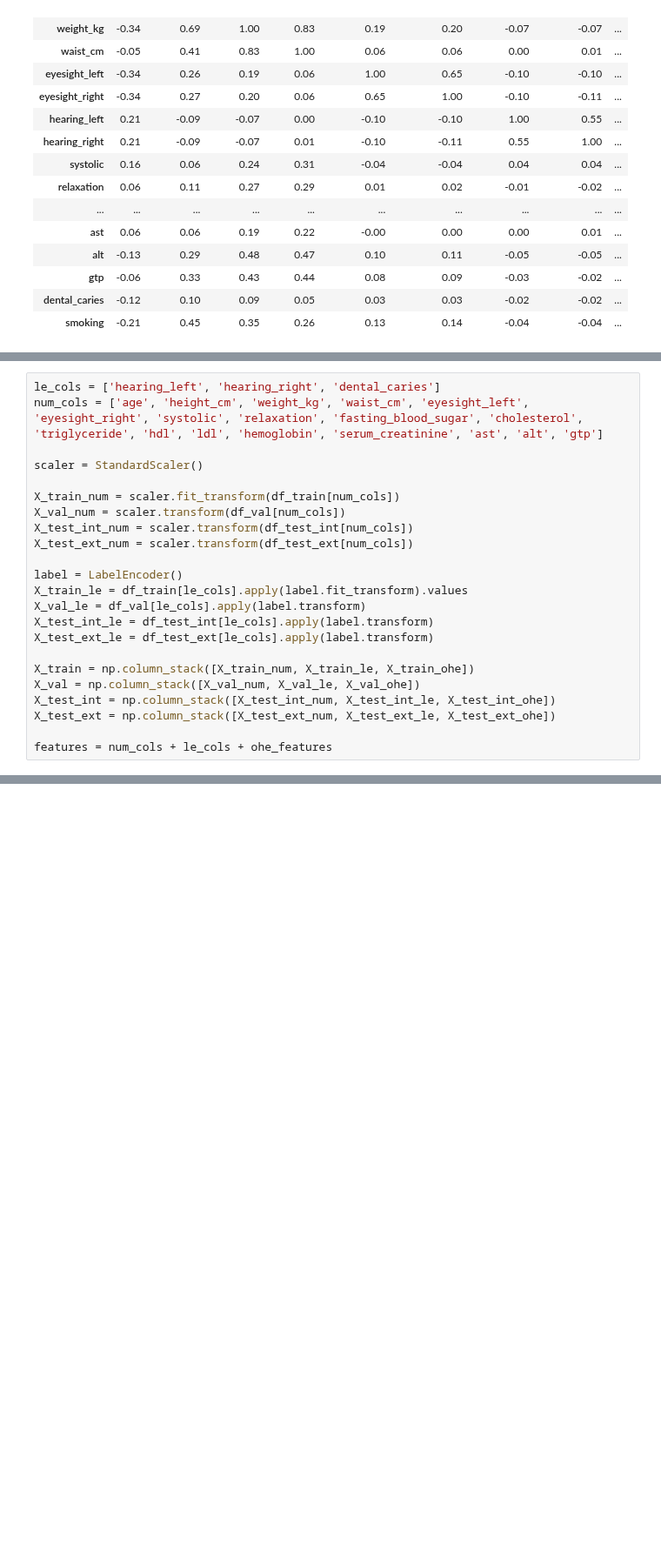
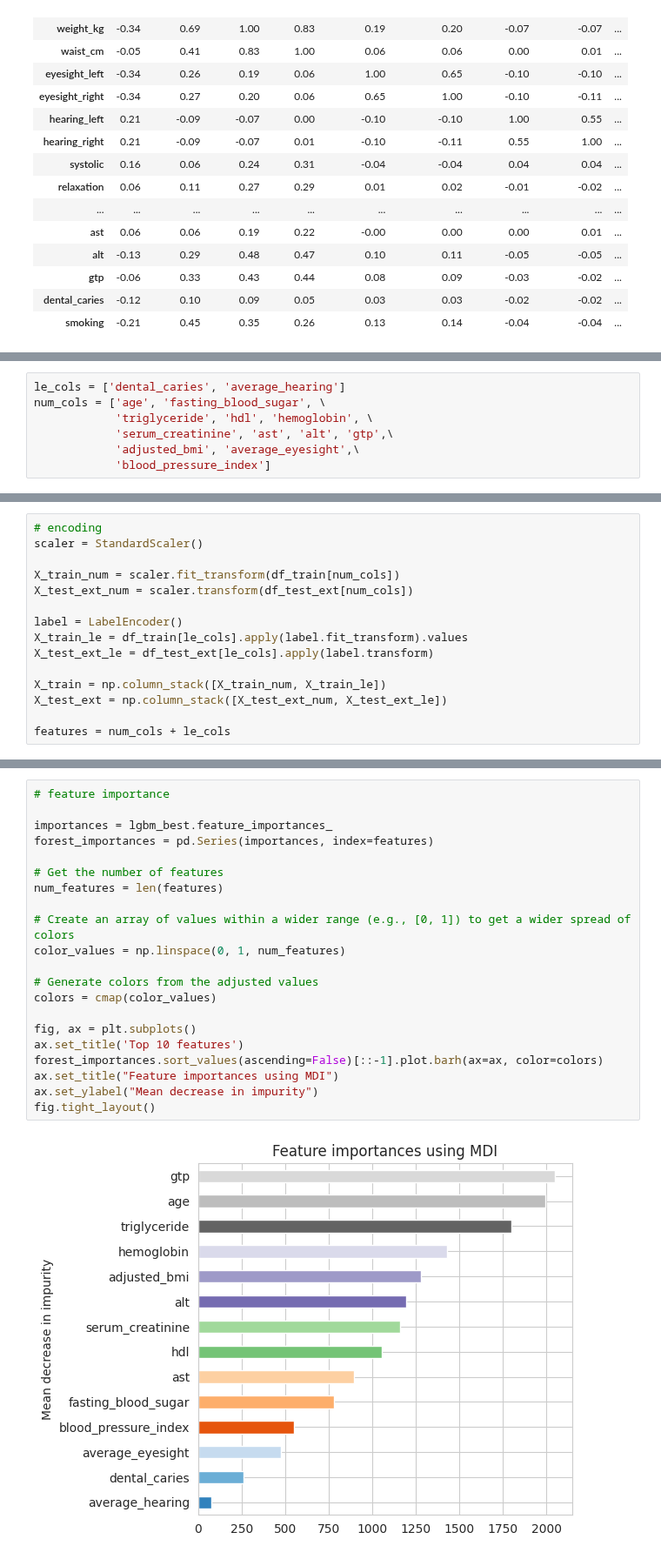
Before and after one commit to abhirup-ghosh/kaggle, a Jupyter notebook: smoker-classifier-using-bio-signals.ipynb, the cells around one changed output, grey strips where cells are left out. Shown at 87% size. Saved outputs shown, nothing was run; the diff lists cells and outputs as text; blank space fills up the shorter version.

```diff
--- a/smoker-classifier-using-bio-signals.ipynb
+++ b/smoker-classifier-using-bio-signals.ipynb
@@ -931,0 +1069,7 @@ del df_test_int['smoking']
+# %%
+le_cols = ['dental_caries', 'average_hearing']
+num_cols = ['age', 'fasting_blood_sugar', \
+            'triglyceride', 'hdl', 'hemoglobin', \
+            'serum_creatinine', 'ast', 'alt', 'gtp',\
+            'adjusted_bmi', 'average_eyesight',\
+            'blood_pressure_index']
@@ -932,23 +1080,15 @@ del df_test_int['smoking']
 # %%
-le_cols = ['hearing_left', 'hearing_right', 'dental_caries']
-num_cols = ['age', 'height_cm', 'weight_kg', 'waist_cm', 'eyesight_left', 'eyesight_right', 'systolic', 'relaxation', 'fasting_blood_sugar', 'cholesterol', 'triglyceride', 'hdl', 'ldl', 'hemoglobin', 'serum_creatinine', 'ast', 'alt', 'gtp']
-
+# encoding
 scaler = StandardScaler()
 
 X_train_num = scaler.fit_transform(df_train[num_cols])
-X_val_num = scaler.transform(df_val[num_cols])
-X_test_int_num = scaler.transform(df_test_int[num_cols])
 X_test_ext_num = scaler.transform(df_test_ext[num_cols])
 
 label = LabelEncoder()
 X_train_le = df_train[le_cols].apply(label.fit_transform).values
-X_val_le = df_val[le_cols].apply(label.transform)
-X_test_int_le = df_test_int[le_cols].apply(label.transform)
 X_test_ext_le = df_test_ext[le_cols].apply(label.transform)
 
-X_train = np.column_stack([X_train_num, X_train_le, X_train_ohe])
-X_val = np.column_stack([X_val_num, X_val_le, X_val_ohe])
-X_test_int = np.column_stack([X_test_int_num, X_test_int_le, X_test_int_ohe])
-X_test_ext = np.column_stack([X_test_ext_num, X_test_ext_le, X_test_ext_ohe])
+X_train = np.column_stack([X_train_num, X_train_le])
+X_test_ext = np.column_stack([X_test_ext_num, X_test_ext_le])
 
-features = num_cols + le_cols + ohe_features
+features = num_cols + le_cols
@@ -954,0 +1167,23 @@ features = num_cols + le_cols + ohe_features
+# %%
+# feature importance
+
+importances = lgbm_best.feature_importances_
+forest_importances = pd.Series(importances, index=features)
+
+# Get the number of features
+num_features = len(features)
+
+# Create an array of values within a wider range (e.g., [0, 1]) to get a wider spread of colors
+color_values = np.linspace(0, 1, num_features)
+
+# Generate colors from the adjusted values
+colors = cmap(color_values)
+
+fig, ax = plt.subplots()
+ax.set_title('Top 10 features')
+forest_importances.sort_values(ascending=False)[::-1].plot.barh(ax=ax, color=colors)
+ax.set_title("Feature importances using MDI")
+ax.set_ylabel("Mean decrease in impurity")
+fig.tight_layout()
+# %% [output]
+[figure, added]
```
Also changed, not shown: parts of 19 cells of this notebook.
